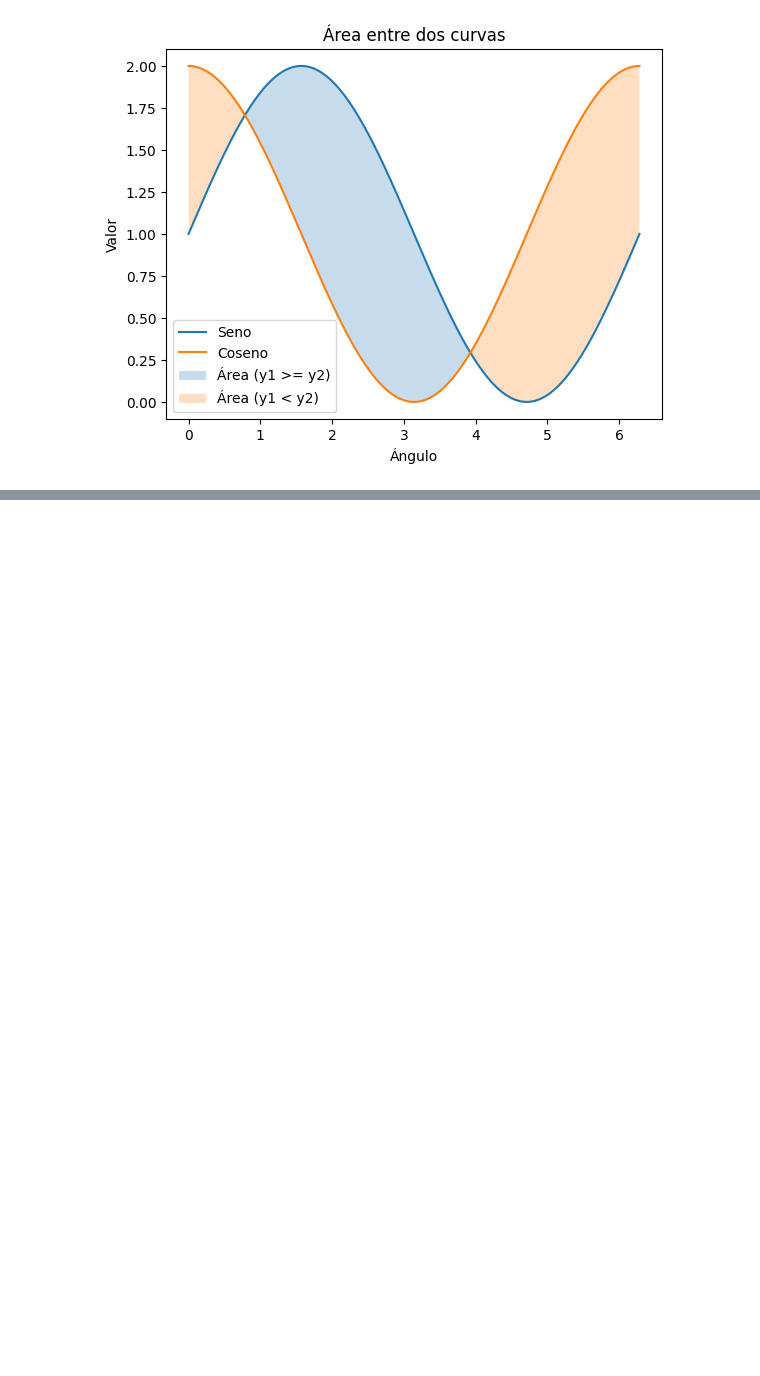
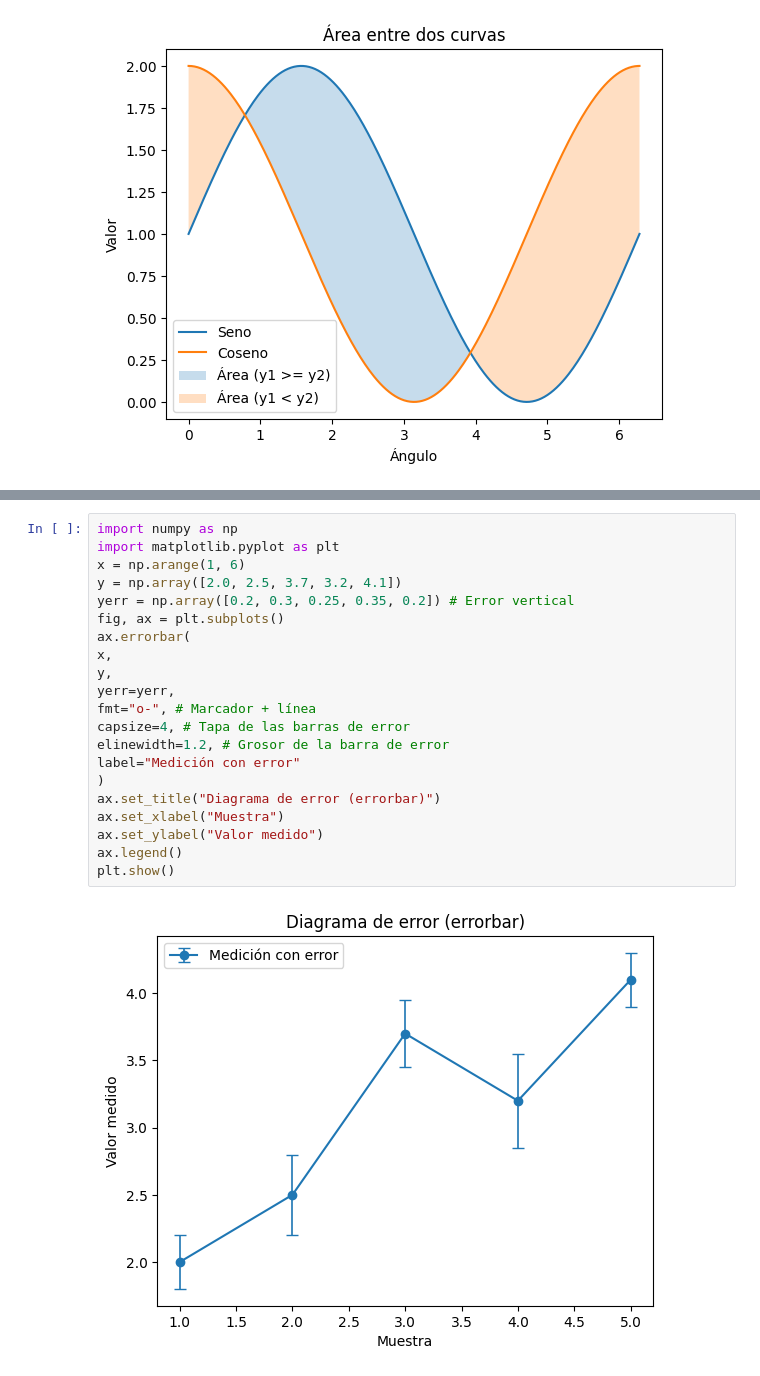
Before and after one commit to AbdelAlejandroGarciaTorres/Unidad3, a Jupyter notebook: Practica3.ipynb, the cells around one changed output, grey strips where cells are left out. Drawn from its saved outputs; the diff is of its cells as text; blank space fills up the shorter version.

```diff
--- a/Practica3.ipynb
+++ b/Practica3.ipynb
@@ -91,0 +133,23 @@ plt.show()
+# %%
+import numpy as np
+import matplotlib.pyplot as plt
+x = np.arange(1, 6)
+y = np.array([2.0, 2.5, 3.7, 3.2, 4.1])
+yerr = np.array([0.2, 0.3, 0.25, 0.35, 0.2]) # Error vertical
+fig, ax = plt.subplots()
+ax.errorbar(
+x,
+y,
+yerr=yerr,
+fmt="o-", # Marcador + línea
+capsize=4, # Tapa de las barras de error
+elinewidth=1.2, # Grosor de la barra de error
+label="Medición con error"
+)
+ax.set_title("Diagrama de error (errorbar)")
+ax.set_xlabel("Muestra")
+ax.set_ylabel("Valor medido")
+ax.legend()
+plt.show()
+# %% [output]
+[figure, added]
```
Also changed, not shown: parts of 6 cells of this notebook.
